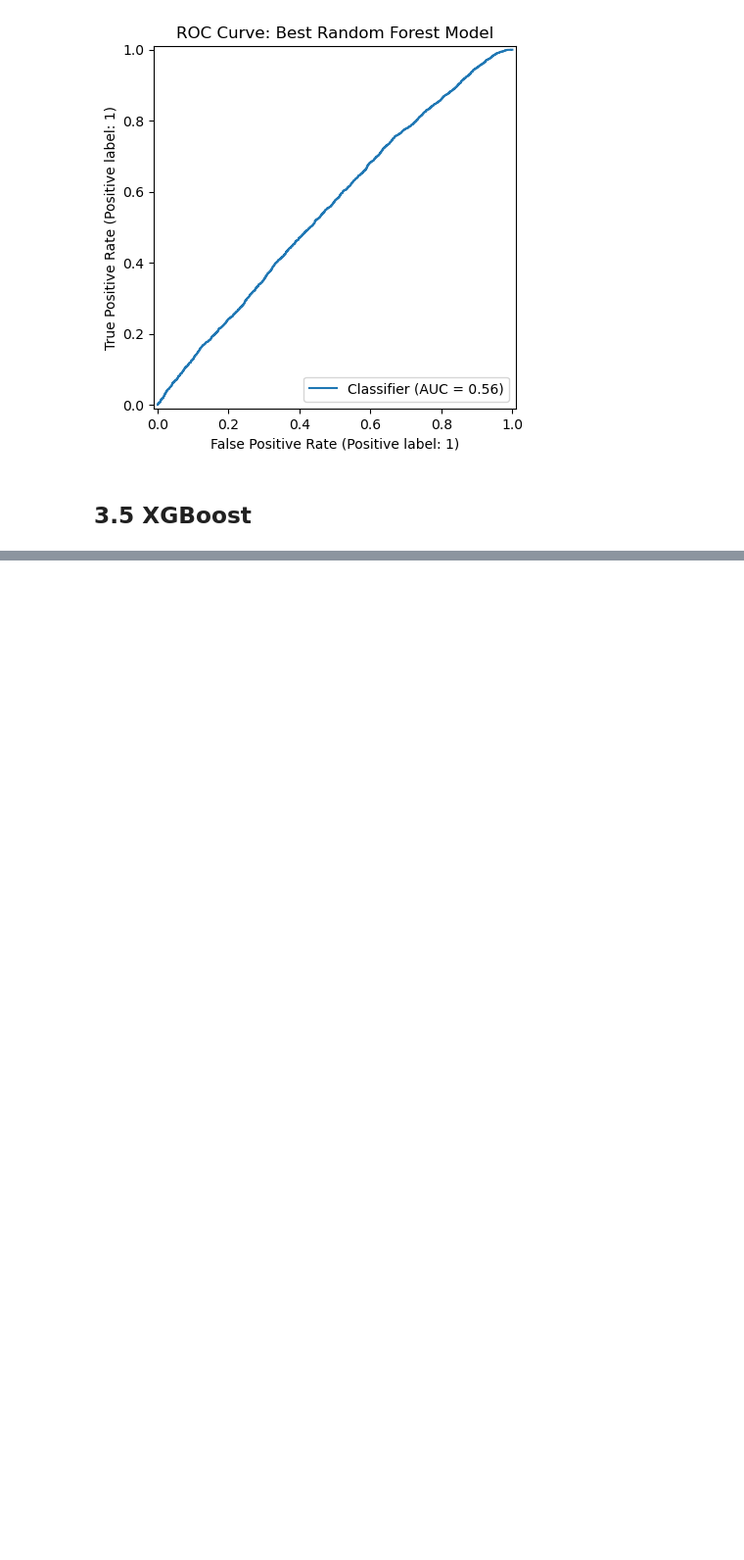
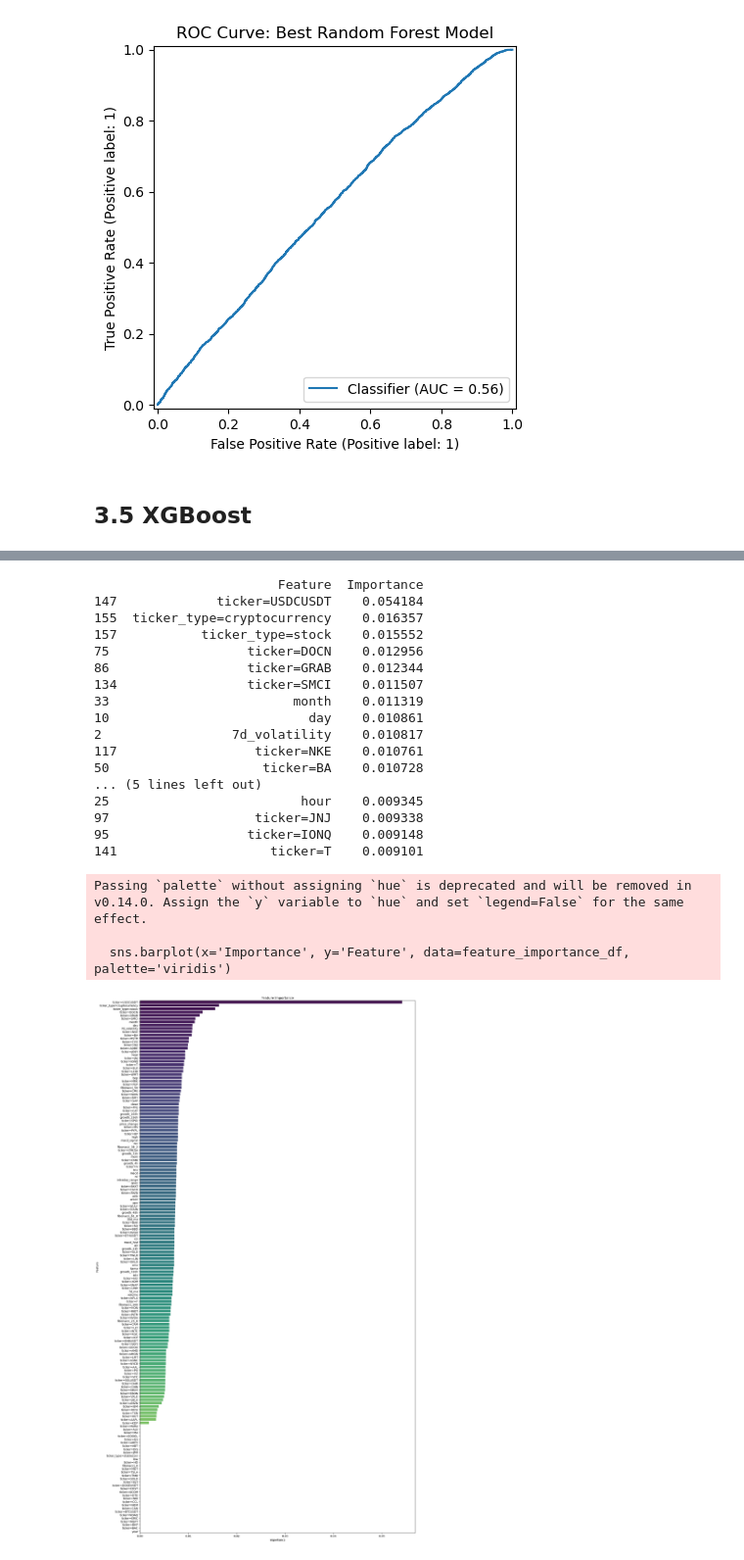
Before and after one commit to pynat/stable_coin, a Jupyter notebook: notebook.ipynb, the cells around one changed output, grey strips where cells are left out. Shown at 98% size. Drawn from its saved outputs; the diff is of its cells as text; code cells hidden in the pictures; blank space fills up the shorter version.

```diff
--- a/notebook.ipynb
+++ b/notebook.ipynb
@@ -1386,0 +1465,46 @@ print(dv.get_feature_names_out())
+# %%
+# calculate feature importance for the final model
+feature_importances = model_xgb.feature_importances_
+
+# create df for better visualization
+feature_importance_df = pd.DataFrame({
+    'Feature': feature_names,
+    'Importance': feature_importances
+}).sort_values(by='Importance', ascending=False)
+
+# display feature importance
+top_20_features = feature_importance_df.head(20)
+
+# Print the top 20 features and their importance values
+print(top_20_features)
+
+# plot
+plt.figure(figsize=(18, 35))
+sns.barplot(x='Importance', y='Feature', data=feature_importance_df, palette='viridis')
+plt.title('Feature Importance')
+plt.xlabel('Importance')
+plt.ylabel('Feature')
+plt.savefig('images/feature_importance_xgboost.png')
+plt.show()
+# %% [output]
+                        Feature  Importance
+147             ticker=USDCUSDT    0.054184
+155  ticker_type=cryptocurrency    0.016357
+157           ticker_type=stock    0.015552
+75                  ticker=DOCN    0.012956
+86                  ticker=GRAB    0.012344
+134                 ticker=SMCI    0.011507
+33                        month    0.011319
+10                          day    0.010861
+2                 7d_volatility    0.010817
+117                  ticker=NKE    0.010761
+50                    ticker=BA    0.010728
+... (5 lines left out)
+25                         hour    0.009345
+97                   ticker=JNJ    0.009338
+95                  ticker=IONQ    0.009148
+141                    ticker=T    0.009101
+Passing `palette` without assigning `hue` is deprecated and will be removed in v0.14.0. Assign the `y` variable to `hue` and set `legend=False` for the same effect.
+
+  sns.barplot(x='Importance', y='Feature', data=feature_importance_df, palette='viridis')
+[figure, added]
```
Also changed, not shown: parts of 22 cells of this notebook, 12 other files.
